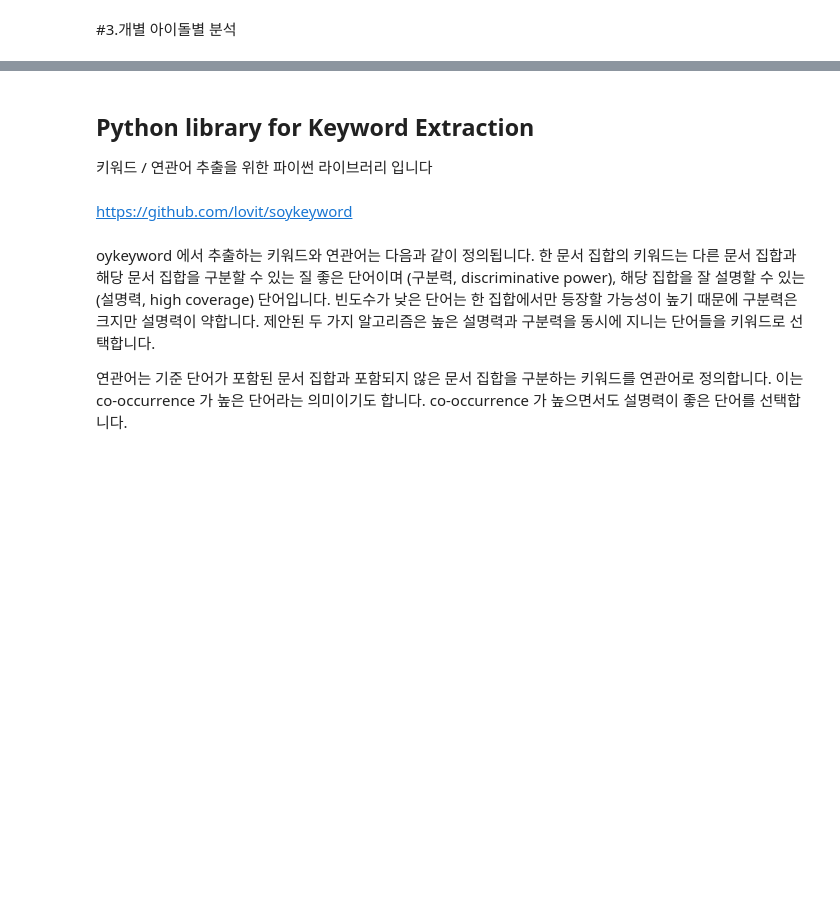
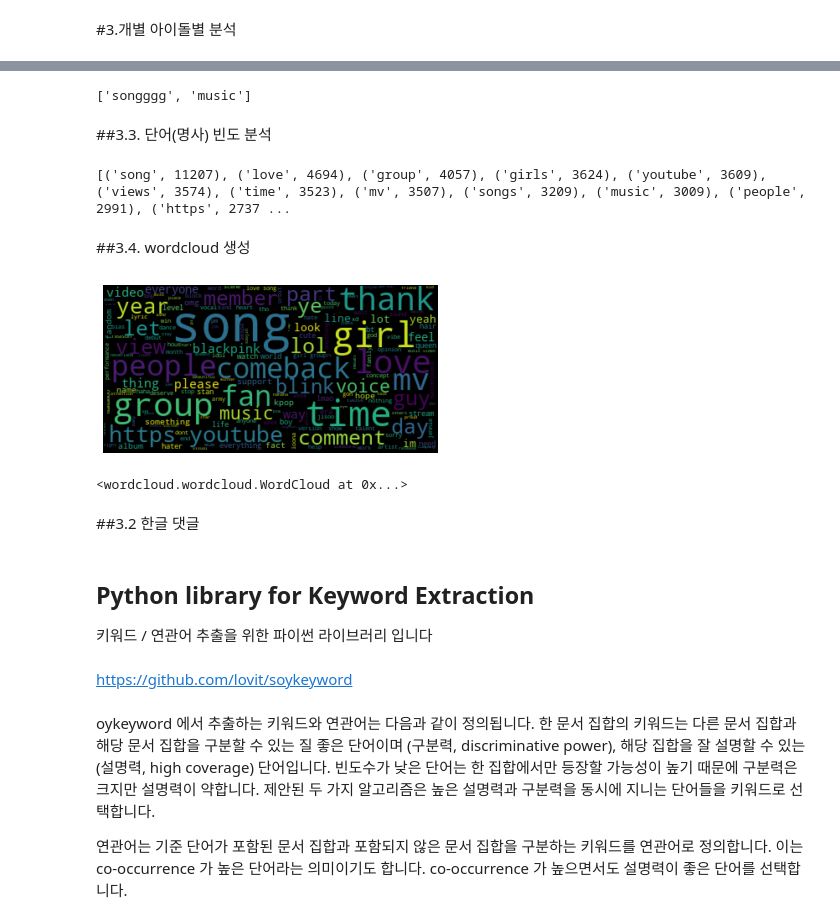
Before and after one commit to IDF13/mulcam_army, a Jupyter notebook: youtube_comment_analysis/LDA_asg.ipynb, the cells around one changed output, grey strips where cells are left out. Drawn from its saved outputs; the diff is of its cells as text; code cells hidden in the pictures; blank space fills up the shorter version.

```diff
--- a/youtube_comment_analysis/LDA_asg.ipynb
+++ b/youtube_comment_analysis/LDA_asg.ipynb
@@ -1328,0 +1403,13 @@ for topic_idx, topic in enumerate(lda_tfidf2.components_):
+# %%
+# 숫자제거 / 밑줄 제외한 특수문자 제거
+p = re.compile("[0-9]+")
+q = re.compile("\W+")
+r = re.compile('[^a-zA-Z]+')
+
+en = []
+for i in data_en.comment.values:
+  tokens = re.sub(p," ",i)
+  tokens = re.sub(q," ",tokens)
+  tokens = re.sub(r," ", tokens)
+  en.append(tokens)
+len(en)
@@ -1328,0 +1459,6 @@ for topic_idx, topic in enumerate(lda_tfidf2.components_):
+# %%
+en_pos = []
+for i in range(len(res)):
+    tokens_pos = nltk.pos_tag(res[i])
+    en_pos.append(tokens_pos)
+en_pos[:2]
@@ -1329,3 +1476,48 @@ for topic_idx, topic in enumerate(lda_tfidf2.components_):
+# %%
+# 명사는 NN을 포함하고 있음을 알 수 있음
+en_NN=[]
+for i in range(len(en_pos)):
+    NN_words = []
+    for word, pos in en_pos[i]:
+        if 'NN' in pos:
+            NN_words.append(word)
+    en_NN.extend(NN_words)
+en_NN[:2]
+# %% [output]
+['songggg', 'music']
+# %% [markdown]
+##3.3. 단어(명사) 빈도 분석
+# %%
+#9. 빈도분석
+from collections import Counter
+c = Counter(en_NN) # input type should be a list of words (or tokens)
+k = 20
+print(c.most_common(k)) # 빈도수 기준 상위 k개 단어 출력
+# %% [output]
+[('song', 11207), ('love', 4694), ('group', 4057), ('girls', 3624), ('youtube', 3609), ('views', 3574), ('time', 3523), ('mv', 3507), ('songs', 3209), ('music', 3009), ('people', 2991), ('https', 2737 ...
+# %% [markdown]
+##3.4. wordcloud 생성
+# %%
+#wordclound
+import wordcloud
+from wordcloud import WordCloud
+import matplotlib.pyplot as plt
+
+noun_text = ''
+for word in en_NN:
+    noun_text = noun_text +' '+word
+# %%
+wordcloud = WordCloud(max_font_size=60, relative_scaling=.5).generate(noun_text) # generate() 는 하나의 string value를 입력 받음
+plt.figure()
+plt.imshow(wordcloud, interpolation='bilinear')
+plt.axis("off")
+plt.show()
+wordcloud.to_file('/content/drive/MyDrive/Colab Notebooks/[공유] Mulcam_Army 공유폴더!/wordcloud.png')
+# %% [output]
+[figure, added]
+<wordcloud.wordcloud.WordCloud at 0x...>
+# %% [markdown]
+##3.2 한글 댓글
 # %% [markdown]
 ## Python library for Keyword Extraction
 키워드 / 연관어 추출을 위한 파이썬 라이브러리 입니다
```
Also changed, not shown: parts of 38 cells of this notebook, 2 other files.
